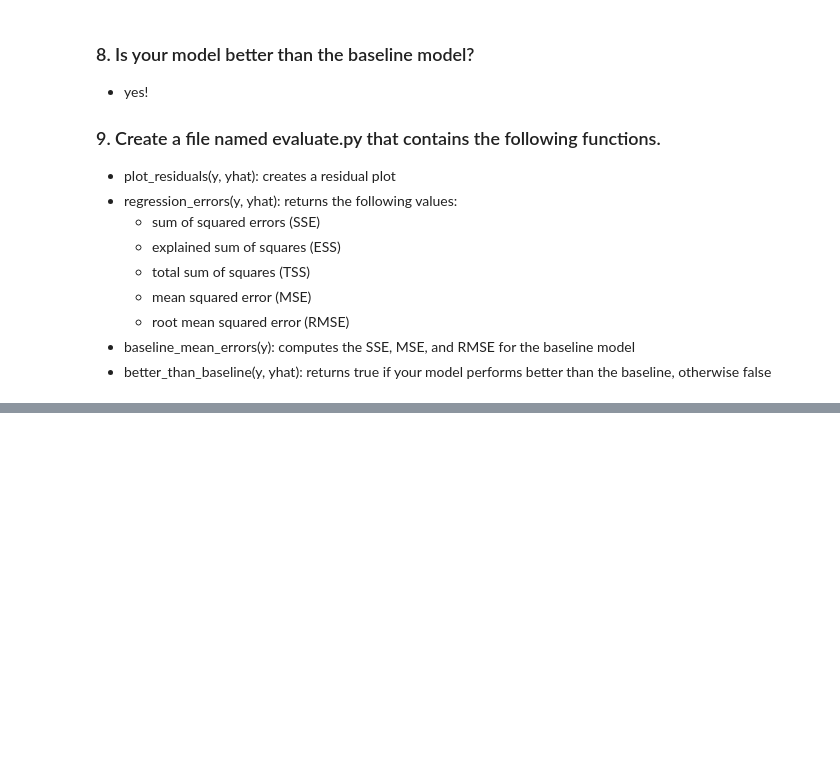
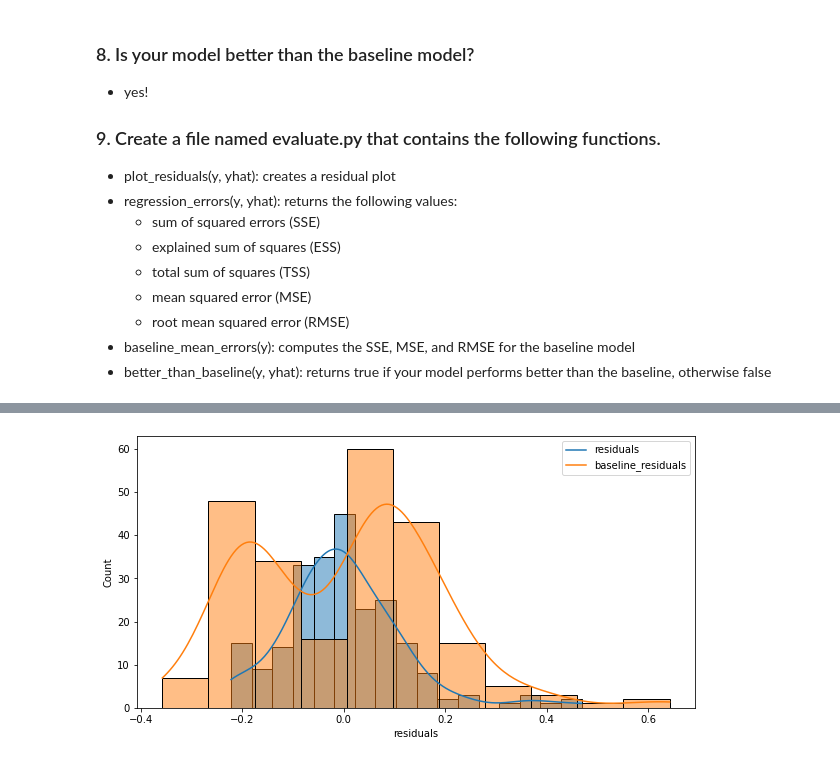
Before and after one commit to HeatherOrtegaMcMillan/regression-exercises, a Jupyter notebook: evaluate.ipynb, the cells around one changed output, grey strips where cells are left out. Saved outputs shown, nothing was run; the diff lists cells and outputs as text; code cells hidden in the pictures; blank space fills up the shorter version.

```diff
--- a/evaluate.ipynb
+++ b/evaluate.ipynb
@@ -320,0 +529,11 @@ def battle_of_the_squares(df, actuals, model_predictions, baseline):
+# %%
+# define X and y
+X = mpg[['displ_MnMx']]
+y = mpg['hwy_MnMx']
+
+# make model and predctions
+model = LinearRegression().fit(X, y)
+predictions = model.predict(X)
+# %%
+# add predictions to column on dataframe
+mpg['yhat'] = predictions
@@ -320,0 +545,19 @@ def battle_of_the_squares(df, actuals, model_predictions, baseline):
+# %%
+# maybe make this more customizable for having more than one model
+
+def get_residuals(df, y, yhat, get_baseline = False):
+    '''
+    this function creates columns that have the residuals in them
+    optional arguement get_baseline. When True will add a baseline column to dataframe as well
+    '''
+
+    df['residuals'] = df[y] - df[yhat]
+
+    if get_baseline == True:
+        df['baseline'] = df[y].mean()
+        df['baseline_residuals'] = df[y] - df['baseline']
+
+    return df
+# %%
+mpg_df = get_residuals(mpg, 'hwy_MnMx', 'yhat', get_baseline=True)
+mpg_df.head()
@@ -320,0 +571,4 @@ def battle_of_the_squares(df, actuals, model_predictions, baseline):
+# %%
+ev.plot_residuals(mpg_df, ['residuals', 'baseline_residuals'])
+# %% [output]
+[figure, added]
```
Also changed, not shown: parts of 27 cells of this notebook.
